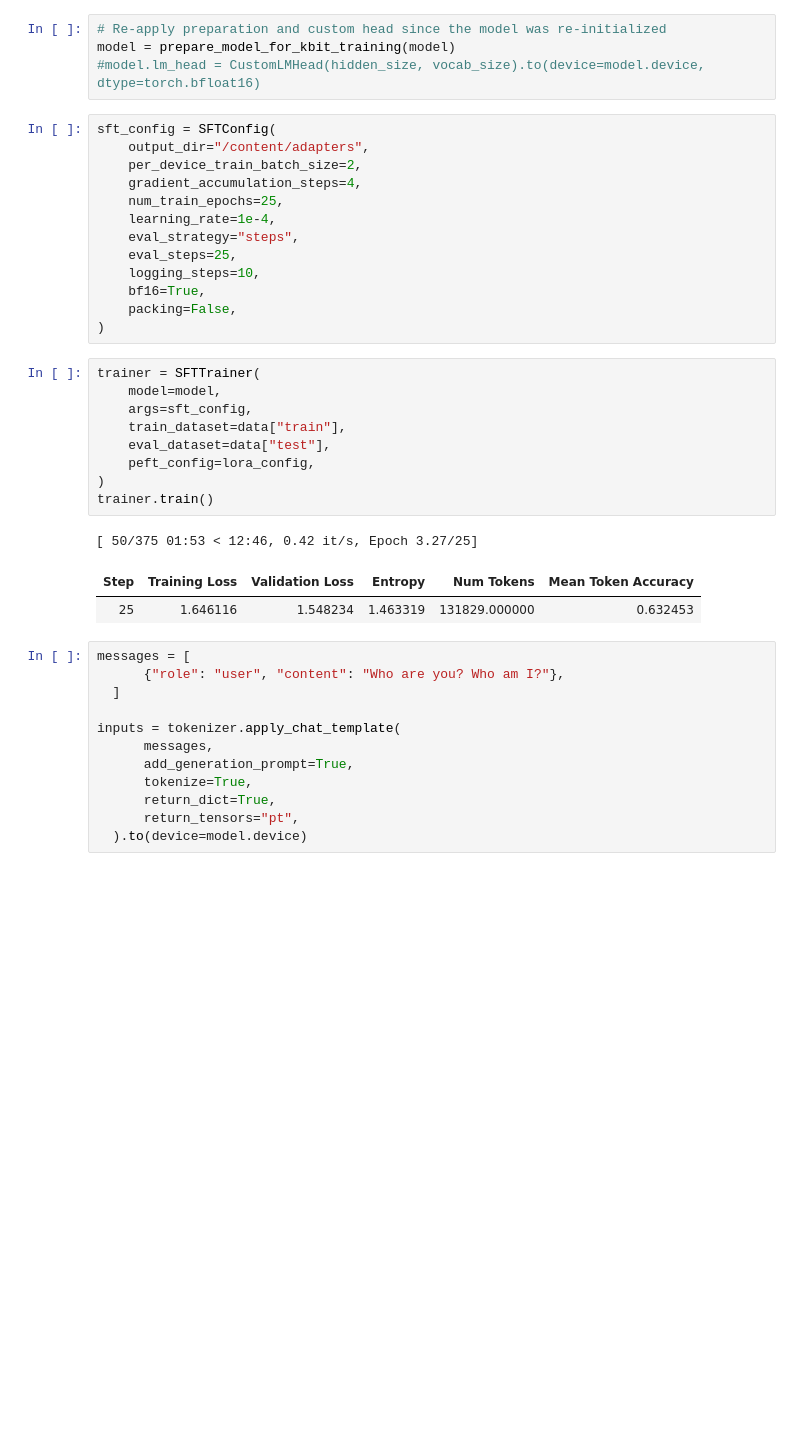
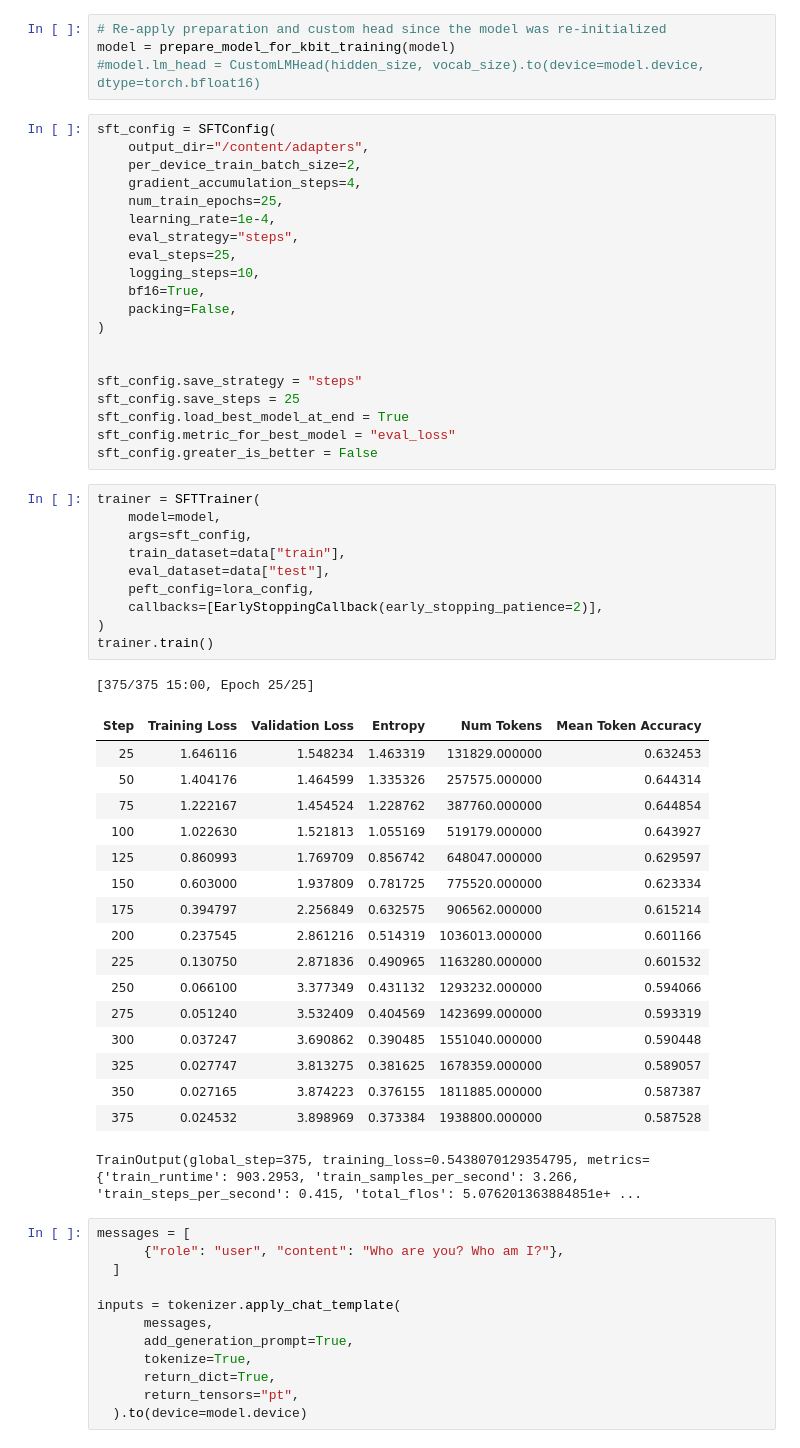
Before and after one commit to entropy-om/entheai, a Jupyter notebook: Rahul_rangarao_phi.ipynb, the cells around one changed output. Cells and saved outputs as stored; diff of their text form; blank space fills up the shorter version.

```diff
--- a/Rahul_rangarao_phi.ipynb
+++ b/Rahul_rangarao_phi.ipynb
@@ -323,19 +324,42 @@ sft_config = SFTConfig(
     bf16=True,
     packing=False,
 )
+
+
+sft_config.save_strategy = "steps"
+sft_config.save_steps = 25
+sft_config.load_best_model_at_end = True
+sft_config.metric_for_best_model = "eval_loss"
+sft_config.greater_is_better = False
 # %%
 trainer = SFTTrainer(
     model=model,
     args=sft_config,
     train_dataset=data["train"],
     eval_dataset=data["test"],
     peft_config=lora_config,
+    callbacks=[EarlyStoppingCallback(early_stopping_patience=2)],
 )
 trainer.train()
 # %% [output]
-[ 50/375 01:53 < 12:46, 0.42 it/s, Epoch 3.27/25]
+[375/375 15:00, Epoch 25/25]
 | Step | Training Loss | Validation Loss | Entropy | Num Tokens | Mean Token Accuracy |
 | 25 | 1.646116 | 1.548234 | 1.463319 | 131829.000000 | 0.632453 |
+| 50 | 1.404176 | 1.464599 | 1.335326 | 257575.000000 | 0.644314 |
+| 75 | 1.222167 | 1.454524 | 1.228762 | 387760.000000 | 0.644854 |
+| 100 | 1.022630 | 1.521813 | 1.055169 | 519179.000000 | 0.643927 |
+| 125 | 0.860993 | 1.769709 | 0.856742 | 648047.000000 | 0.629597 |
+| 150 | 0.603000 | 1.937809 | 0.781725 | 775520.000000 | 0.623334 |
+| 175 | 0.394797 | 2.256849 | 0.632575 | 906562.000000 | 0.615214 |
+| 200 | 0.237545 | 2.861216 | 0.514319 | 1036013.000000 | 0.601166 |
+| 225 | 0.130750 | 2.871836 | 0.490965 | 1163280.000000 | 0.601532 |
+| 250 | 0.066100 | 3.377349 | 0.431132 | 1293232.000000 | 0.594066 |
+| 275 | 0.051240 | 3.532409 | 0.404569 | 1423699.000000 | 0.593319 |
+| 300 | 0.037247 | 3.690862 | 0.390485 | 1551040.000000 | 0.590448 |
+| 325 | 0.027747 | 3.813275 | 0.381625 | 1678359.000000 | 0.589057 |
+| 350 | 0.027165 | 3.874223 | 0.376155 | 1811885.000000 | 0.587387 |
+| 375 | 0.024532 | 3.898969 | 0.373384 | 1938800.000000 | 0.587528 |
+TrainOutput(global_step=375, training_loss=0.5438070129354795, metrics={'train_runtime': 903.2953, 'train_samples_per_second': 3.266, 'train_steps_per_second': 0.415, 'total_flos': 5.076201363884851e+ ...
 # %%
 messages = [
       {"role": "user", "content": "Who are you? Who am I?"},
```
Also changed, not shown: parts of 8 cells of this notebook.
